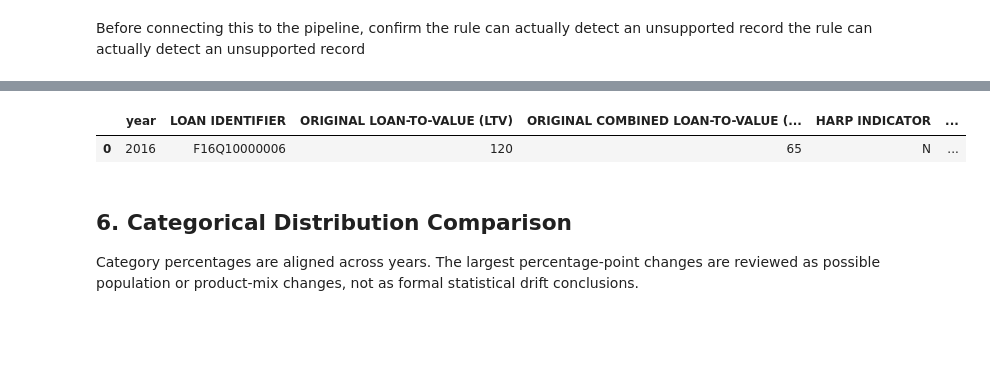
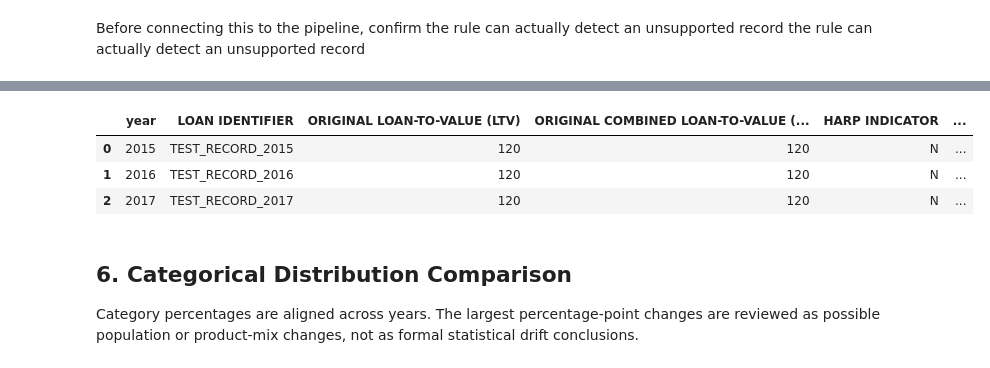
Before and after one commit to arifa1405/mortgage-model-reliability, a Jupyter notebook: notebooks/03_freddie_multi_year_origination_validation.ipynb, the cells around one changed output, grey strips where cells are left out. Saved outputs shown, nothing was run; the diff lists cells and outputs as text; code cells hidden in the pictures; blank space fills up the shorter version.

Commit message:
Validate 2017 Freddie Mac origination sample

```diff
--- a/notebooks/03_freddie_multi_year_origination_validation.ipynb
+++ b/notebooks/03_freddie_multi_year_origination_validation.ipynb
@@ -54,7 +54,7 @@ Project root: e:\capstone_project\mortgage-model-reliability
 Define the annual origination files using paths relative to the project root.
 The notebook will stop if an expected input file is missing.
 # %%
-YEARS = [2015, 2016]
+YEARS = [2015, 2016, 2017]
 
 RAW_DATA_DIRECTORY = (
     PROJECT_ROOT
@@ -646,31 +1019,75 @@ for year in YEARS:
 # %% [markdown]
 Before connecting this to the pipeline, confirm the rule can actually detect an unsupported record the rule can actually detect an unsupported record
 # %%
-quality_rule_test = raw_origination[2016].iloc[
-    [0]
-].copy()
-
-quality_rule_test[
-    "ORIGINAL LOAN-TO-VALUE (LTV)"
-] = 120
-
-quality_rule_test[
-    "HARP INDICATOR"
-] = "N"
-
-quality_rule_test[
-    "PRE-HARP LOAN SEQUENCE NUMBER"
-] = pd.NA
+quality_rule_test_rows = []
 
 
-test_quality_report = create_origination_quality_report(
-    data=quality_rule_test,
-    year=2016,
+for year in YEARS:
+    quality_rule_test = (
+        raw_origination[year]
+        .iloc[[0]]
+        .copy()
+    )
+
+
+    quality_rule_test[
+        "LOAN IDENTIFIER"
+    ] = f"TEST_RECORD_{year}"
+
+    quality_rule_test[
+        "ORIGINAL LOAN-TO-VALUE (LTV)"
+    ] = 120
+
+    quality_rule_test[
+        "ORIGINAL COMBINED LOAN-TO-VALUE (CLTV)"
+    ] = 120
+
+    quality_rule_test[
+        "HARP INDICATOR"
+    ] = "N"
+
+    quality_rule_test[
+        "PRE-HARP LOAN SEQUENCE NUMBER"
+    ] = pd.NA
+
+
+    test_quality_report = (
+        create_origination_quality_report(
+            data=quality_rule_test,
+            year=year,
+        )
+    )
+
+
+    test_warnings = (
+        test_quality_report[
+            "high_ratio_warnings"
+        ]
+        .copy()
+    )
+
+
+    quality_rule_test_rows.append(
+        test_warnings
+    )
+
+
+quality_rule_test_results = pd.concat(
+    quality_rule_test_rows,
+    ignore_index=True,
 )
 
-display(
-    test_quality_report[
-        "high_ratio_warnings"
-    ]
+
+print(
+    "Expected warnings:",
+    len(YEARS),
 )
+
+print(
+    "Detected warnings:",
+    len(quality_rule_test_results),
+)
+
+
+display(quality_rule_test_results)
 # %% [output]
@@ -677,5 +1096,7 @@ display(
 |  | year | LOAN IDENTIFIER | ORIGINAL LOAN-TO-VALUE (LTV) | ORIGINAL COMBINED LOAN-TO-VALUE (... | HARP INDICATOR | ... |
-| 0 | 2016 | F16Q10000006 | 120 | 65 | N | ... |
+| 0 | 2015 | TEST_RECORD_2015 | 120 | 120 | N | ... |
+| 1 | 2016 | TEST_RECORD_2016 | 120 | 120 | N | ... |
+| 2 | 2017 | TEST_RECORD_2017 | 120 | 120 | N | ... |
 # %% [markdown]
 ## 6. Categorical Distribution Comparison
 
```
Also changed, not shown: parts of 39 cells of this notebook.
